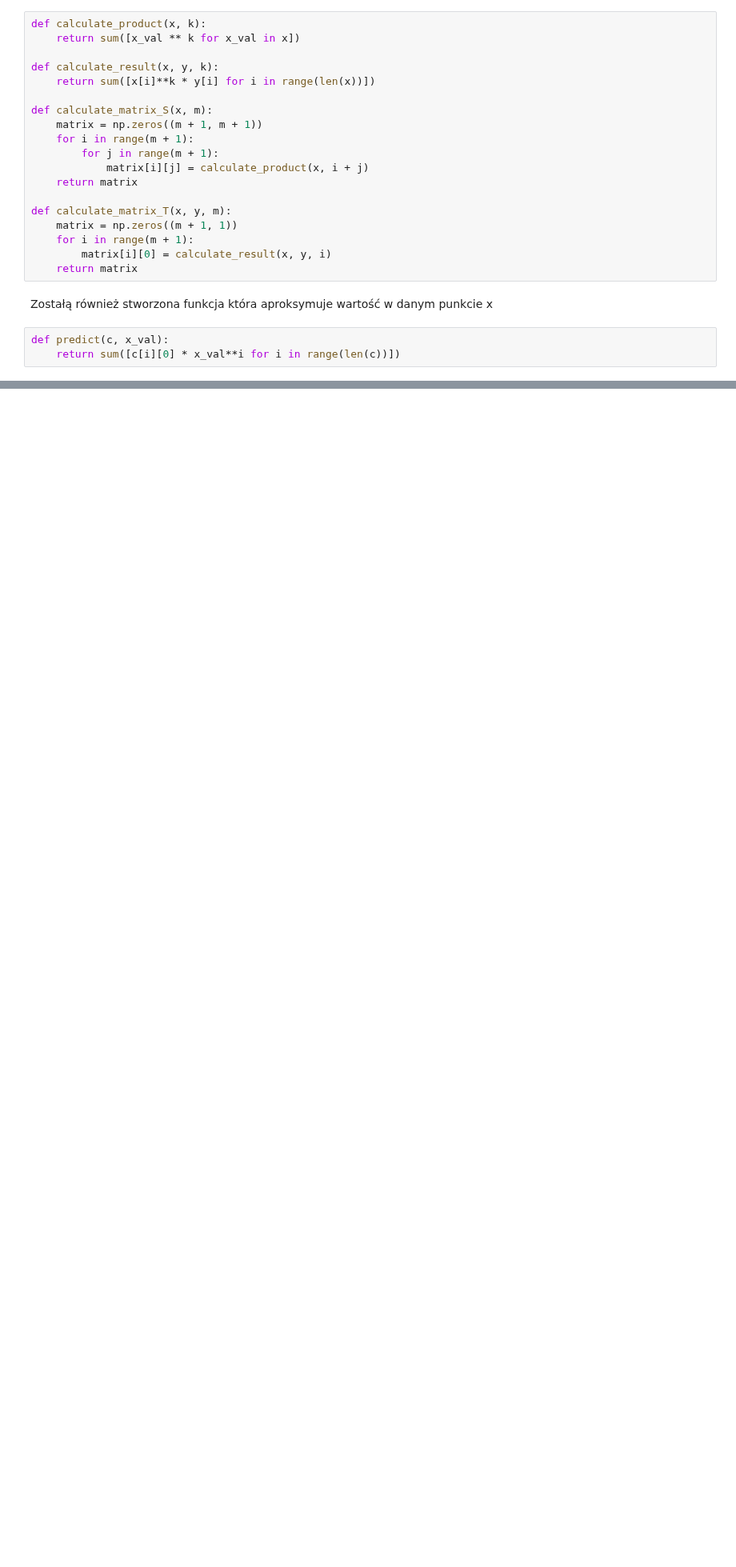
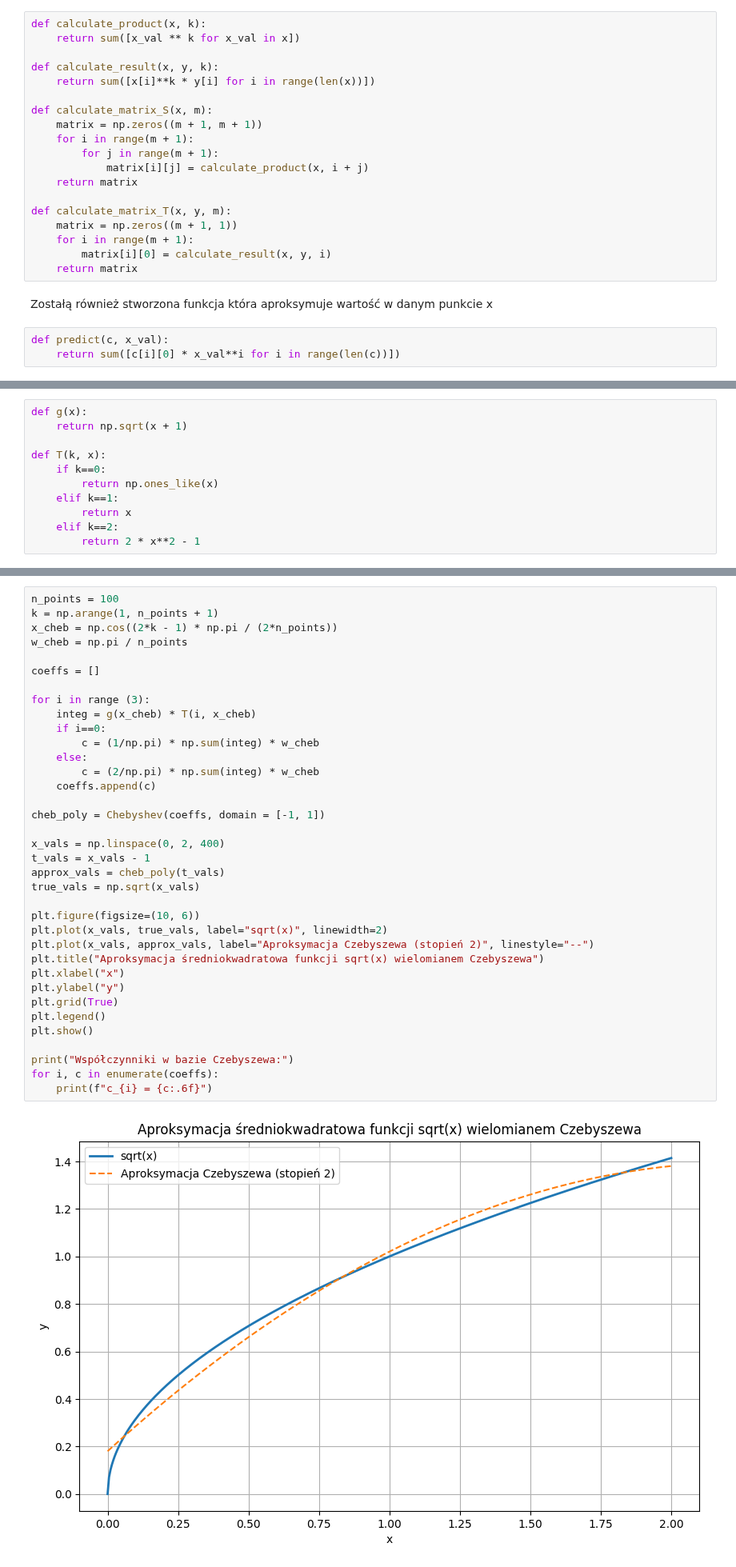
Before and after one commit to Xenoneqq/MOWNiT, a Jupyter notebook: solutions/lab5/laboratorium05.ipynb, the cells around one changed output, grey strips where cells are left out. Shown at 80% size. Drawn from its saved outputs; the diff is of its cells as text; blank space fills up the shorter version.

```diff
--- a/solutions/lab5/laboratorium05.ipynb
+++ b/solutions/lab5/laboratorium05.ipynb
@@ -69,0 +176,11 @@ Finalnie podstawiając macierze i wyznaczając z nich współczynniki jeste
+# %%
+def g(x):
+    return np.sqrt(x + 1)
+
+def T(k, x):
+    if k==0:
+        return np.ones_like(x)
+    elif k==1:
+        return x
+    elif k==2:
+        return 2 * x**2 - 1
@@ -69,0 +189,38 @@ Finalnie podstawiając macierze i wyznaczając z nich współczynniki jeste
+# %%
+n_points = 100
+k = np.arange(1, n_points + 1)
+x_cheb = np.cos((2*k - 1) * np.pi / (2*n_points))
+w_cheb = np.pi / n_points
+
+coeffs = []
+
+for i in range (3):
+    integ = g(x_cheb) * T(i, x_cheb)
+    if i==0:
+        c = (1/np.pi) * np.sum(integ) * w_cheb
+    else:
+        c = (2/np.pi) * np.sum(integ) * w_cheb
+    coeffs.append(c)
+
+cheb_poly = Chebyshev(coeffs, domain = [-1, 1])
+
+x_vals = np.linspace(0, 2, 400)
+t_vals = x_vals - 1
+approx_vals = cheb_poly(t_vals)
+true_vals = np.sqrt(x_vals)
+
+plt.figure(figsize=(10, 6))
+plt.plot(x_vals, true_vals, label="sqrt(x)", linewidth=2)
+plt.plot(x_vals, approx_vals, label="Aproksymacja Czebyszewa (stopień 2)", linestyle="--")
+plt.title("Aproksymacja średniokwadratowa funkcji sqrt(x) wielomianem Czebyszewa")
+plt.xlabel("x")
+plt.ylabel("y")
+plt.grid(True)
+plt.legend()
+plt.show()
+
+print("Współczynniki w bazie Czebyszewa:")
+for i, c in enumerate(coeffs):
+    print(f"c_{i} = {c:.6f}")
+# %% [output]
+[figure, added]
```
Also changed, not shown: parts of 12 cells of this notebook.
